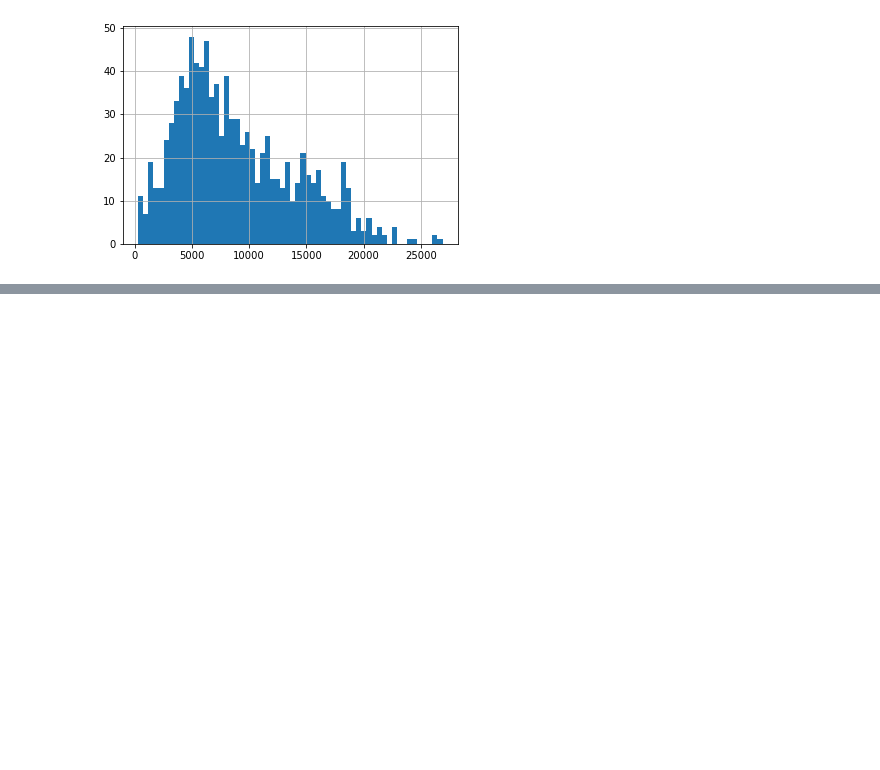
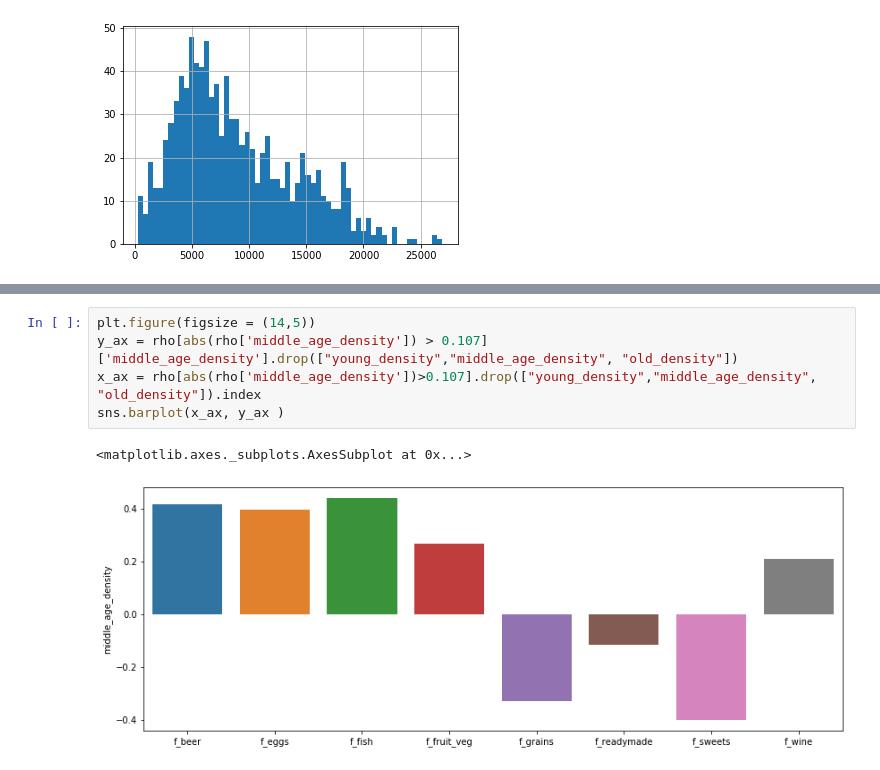
Before and after one commit to epfl-ada/ada-2020-project-milestone-p3-p3_share_loc, a Jupyter notebook: eda.ipynb, the cells around one changed output, grey strips where cells are left out. Cells and saved outputs as stored; diff of their text form; blank space fills up the shorter version.

```diff
--- a/eda.ipynb
+++ b/eda.ipynb
@@ -128,0 +191,8 @@ plt.show()
+# %%
+plt.figure(figsize = (14,5))
+y_ax = rho[abs(rho['middle_age_density']) > 0.107]['middle_age_density'].drop(["young_density","middle_age_density", "old_density"])
+x_ax = rho[abs(rho['middle_age_density'])>0.107].drop(["young_density","middle_age_density", "old_density"]).index
+sns.barplot(x_ax, y_ax )
+# %% [output]
+<matplotlib.axes._subplots.AxesSubplot at 0x...>
+[figure, added]
```
Also changed, not shown: parts of 22 cells of this notebook.
